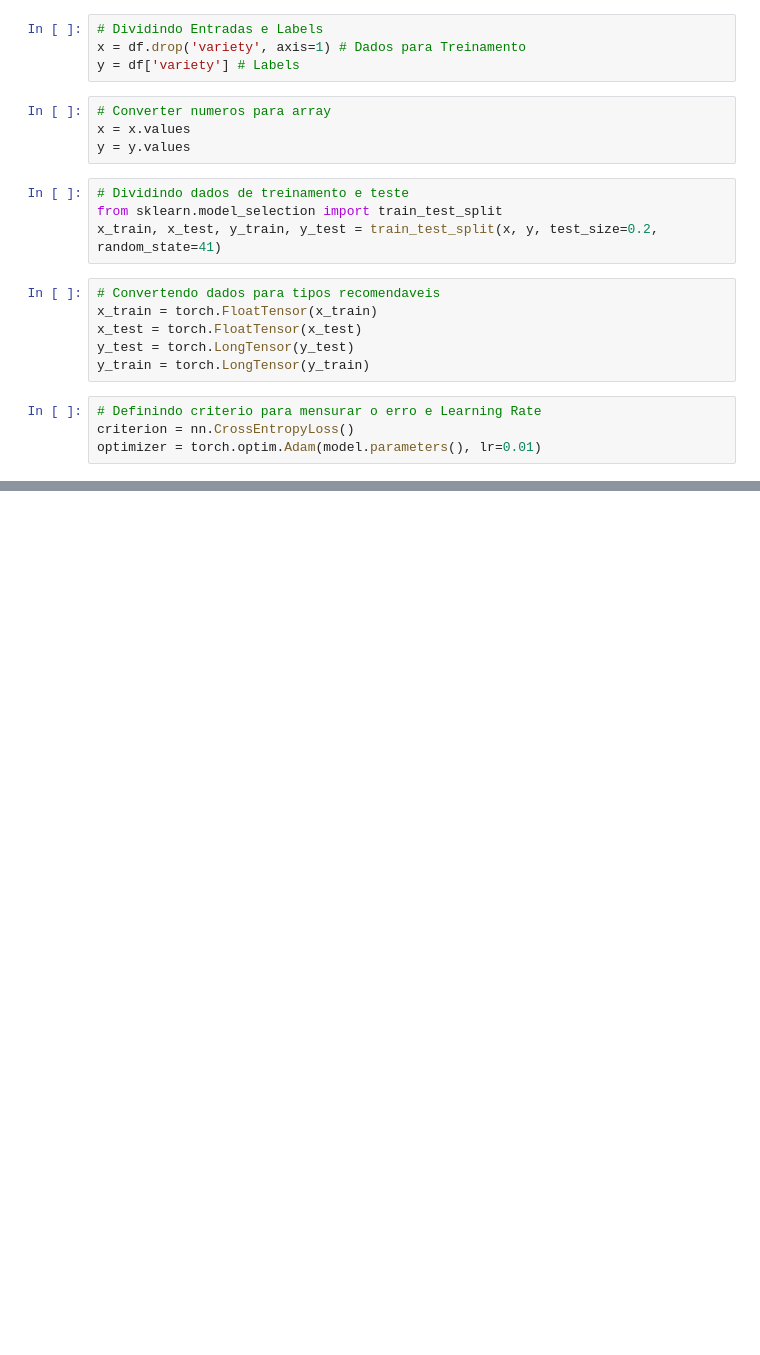
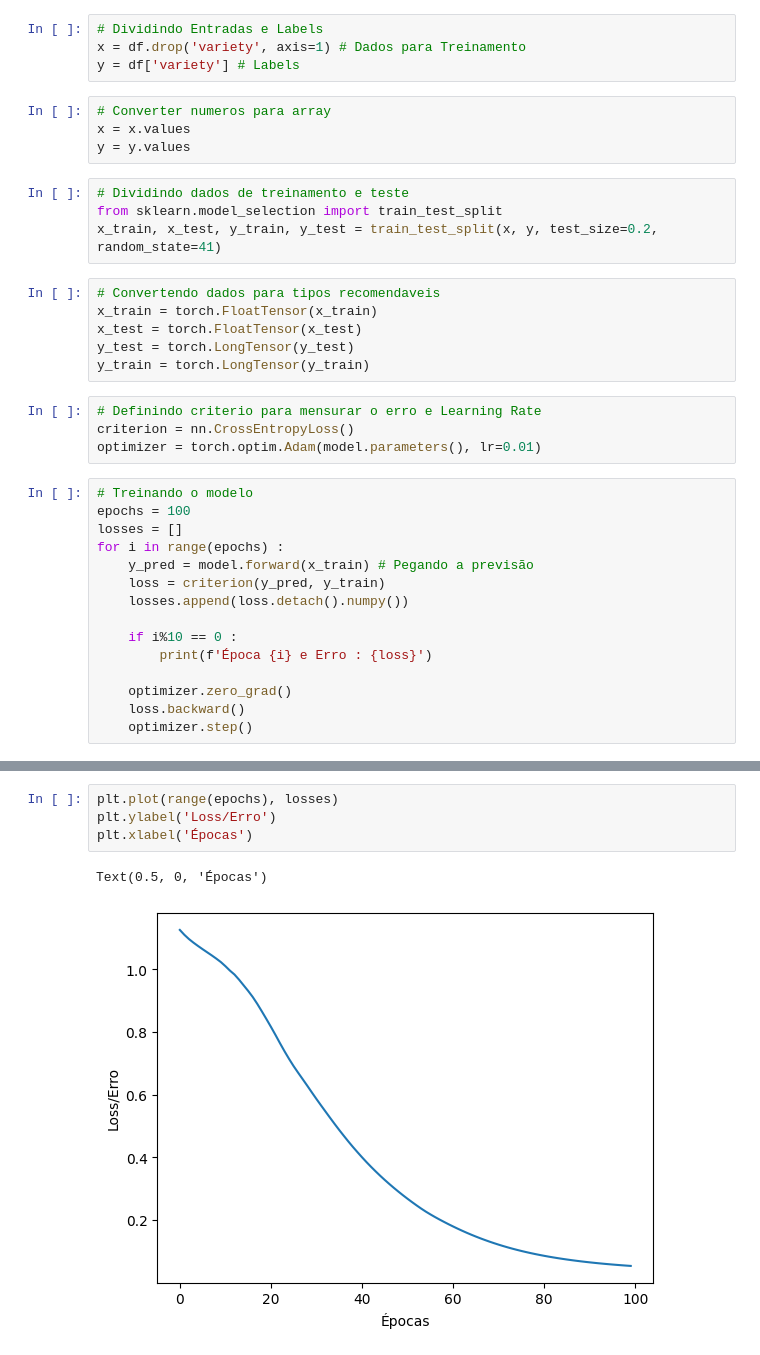
Before and after one commit to garotola/MonitoriaIA, a Jupyter notebook: 01 - Aprendendo IA/Perceptron/MLP.ipynb, the cells around one changed output, grey strips where cells are left out. Cells and saved outputs as stored; diff of their text form; blank space fills up the shorter version.

```diff
--- a/01 - Aprendendo IA/Perceptron/MLP.ipynb
+++ b/01 - Aprendendo IA/Perceptron/MLP.ipynb
@@ -156,3 +155,18 @@ y_train = torch.LongTensor(y_train)
 # Definindo criterio para mensurar o erro e Learning Rate
 criterion = nn.CrossEntropyLoss()
 optimizer = torch.optim.Adam(model.parameters(), lr=0.01)
+# %%
+# Treinando o modelo
+epochs = 100
+losses = []
+for i in range(epochs) :
+    y_pred = model.forward(x_train) # Pegando a previsão
+    loss = criterion(y_pred, y_train)
+    losses.append(loss.detach().numpy())
+
+    if i%10 == 0 :
+        print(f'Época {i} e Erro : {loss}')
+
+    optimizer.zero_grad()
+    loss.backward()
+    optimizer.step()
@@ -158,0 +184,7 @@ optimizer = torch.optim.Adam(model.parameters(), lr=0.01)
+# %%
+plt.plot(range(epochs), losses)
+plt.ylabel('Loss/Erro')
+plt.xlabel('Épocas')
+# %% [output]
+Text(0.5, 0, 'Épocas')
+[figure, added]
```
Also changed, not shown: parts of 2 cells of this notebook.
